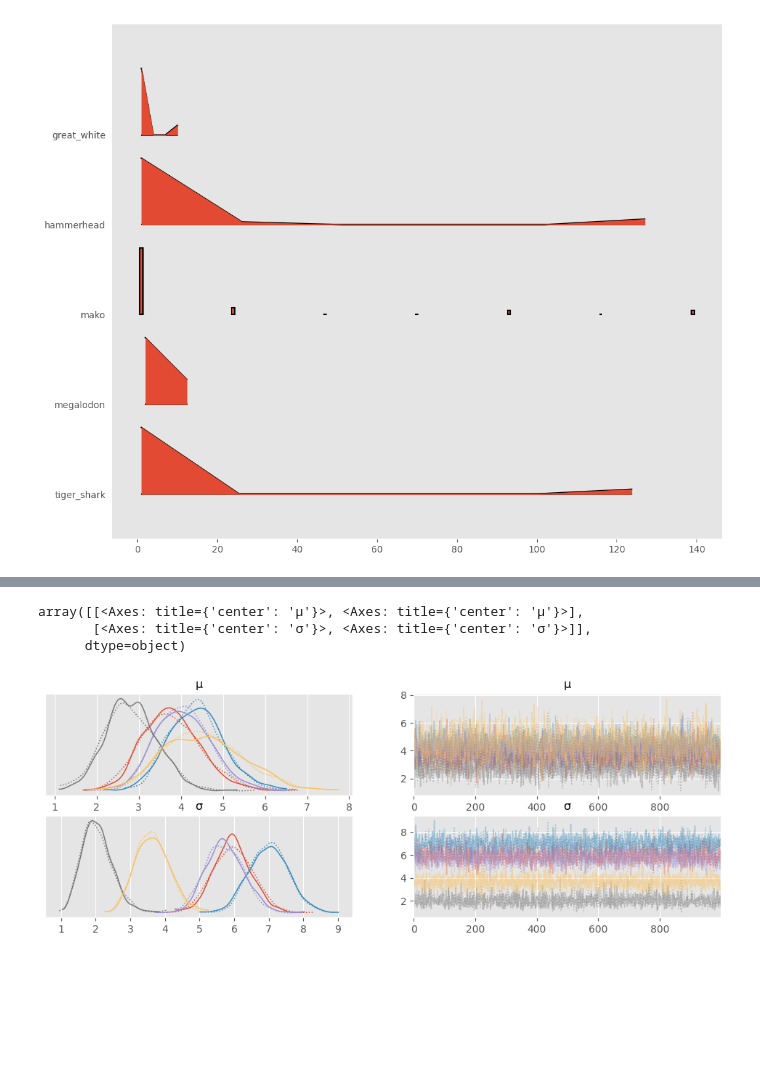
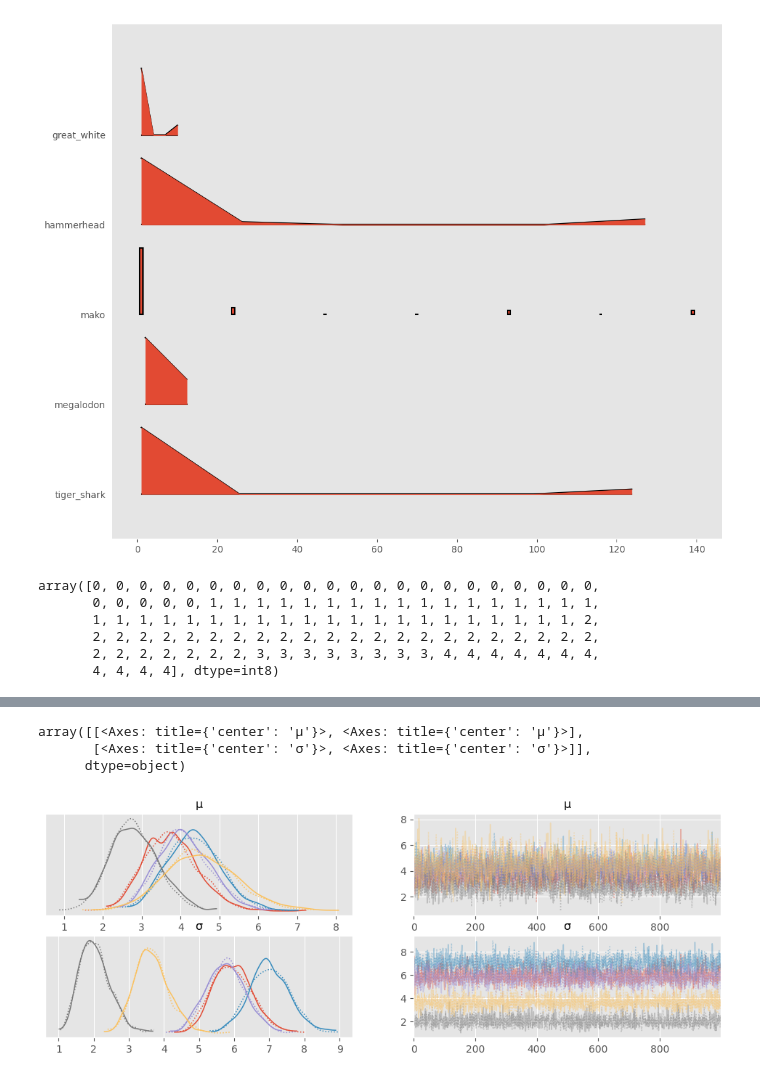
Before and after one commit to fadeeva/probabilistic, a Jupyter notebook: pymc/001.ipynb, the cells around one changed output, grey strips where cells are left out. Saved outputs shown, nothing was run; the diff lists cells and outputs as text; code cells hidden in the pictures; blank space fills up the shorter version.

```diff
--- a/pymc/001.ipynb
+++ b/pymc/001.ipynb
@@ -43,27 +43,36 @@ for i, shark in enumerate(outs_len.keys()):
 ## Model
 # %%
 outs = np.array([x for xs in list(outs_len.values()) for x in xs])
-categories = np.array(list(data.keys()))
-idx = pd.Categorical([key for key, val in outs_len.items() for i in val], categories).codes
-groups = len(np.unique(idx))
+categories_o = np.array(list(data.keys()))
+idx_o = pd.Categorical([key for key, val in outs_len.items() for i in val], categories_o).codes
+groups_o = len(np.unique(idx_o))
 # %%
 az.plot_forest(outs_len, kind='ridgeplot', hdi_prob=1);
 # %% [output]
 [figure]
+# %%
+idx_o
+# %% [output]
+array([0, 0, 0, 0, 0, 0, 0, 0, 0, 0, 0, 0, 0, 0, 0, 0, 0, 0, 0, 0, 0, 0,
+       0, 0, 0, 0, 0, 1, 1, 1, 1, 1, 1, 1, 1, 1, 1, 1, 1, 1, 1, 1, 1, 1,
+       1, 1, 1, 1, 1, 1, 1, 1, 1, 1, 1, 1, 1, 1, 1, 1, 1, 1, 1, 1, 1, 2,
+       2, 2, 2, 2, 2, 2, 2, 2, 2, 2, 2, 2, 2, 2, 2, 2, 2, 2, 2, 2, 2, 2,
+       2, 2, 2, 2, 2, 2, 2, 3, 3, 3, 3, 3, 3, 3, 3, 4, 4, 4, 4, 4, 4, 4,
+       4, 4, 4, 4], dtype=int8)
 # %%
-with pm.Model() as comparing_groups:
-    μ = pm.HalfNormal('μ', sigma=5, shape=groups)
-    σ = pm.HalfNormal('σ', sigma=1, shape=groups)
+with pm.Model() as comparing_groups_outs:
+    μ = pm.HalfNormal('μ', sigma=5, shape=groups_o)
+    σ = pm.HalfNormal('σ', sigma=1, shape=groups_o)
 
-    y = pm.Gamma('y', mu=μ[idx], sigma=σ[idx], observed=outs)
+    y = pm.Gamma('y', mu=μ[idx_o], sigma=σ[idx_o], observed=outs)
 
-    idata_cg = pm.sample()
+    idata_o = pm.sample()
 
-az.plot_trace(idata_cg)
+az.plot_trace(idata_o)
 # %% [output]
 [interactive output not drawn]
 [interactive output not drawn]
 array([[<Axes: title={'center': 'μ'}>, <Axes: title={'center': 'μ'}>],
        [<Axes: title={'center': 'σ'}>, <Axes: title={'center': 'σ'}>]],
       dtype=object)
-[figure, old version]
+[figure, new version]
```
Also changed, not shown: parts of 2 cells of this notebook.
